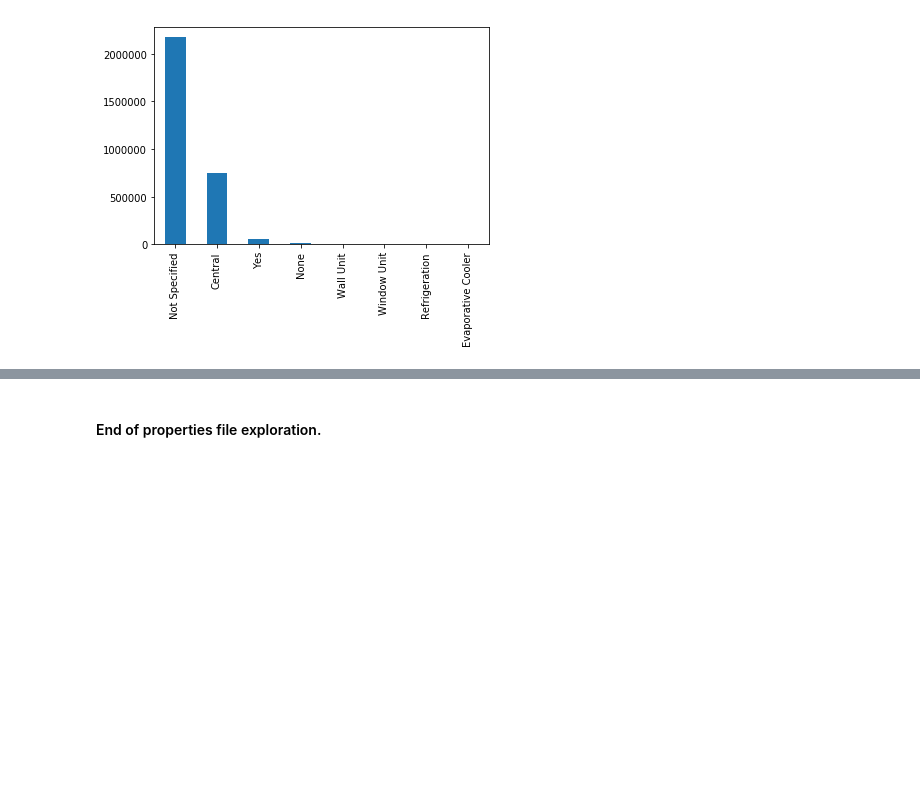
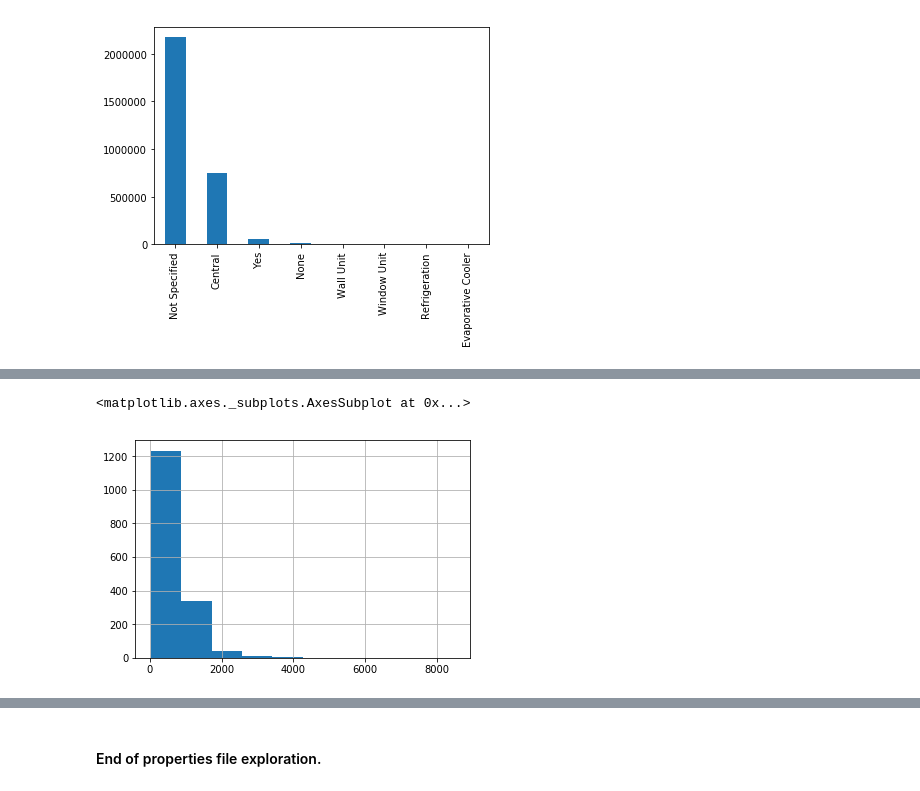
Before and after one commit to scollins83/kaggle_zillow_zestimate, a Jupyter notebook: ZC_EDA.ipynb, the cells around one changed output, grey strips where cells are left out. Cells and saved outputs as stored; diff of their text form; code cells hidden in the pictures; blank space fills up the shorter version.

```diff
--- a/ZC_EDA.ipynb
+++ b/ZC_EDA.ipynb
@@ -205,0 +252,5 @@ properties.AirConditioningDesc.value_counts().plot(kind='bar')
+# %%
+properties['basementsqft'].hist()
+# %% [output]
+<matplotlib.axes._subplots.AxesSubplot at 0x...>
+[figure, added]
```
Also changed, not shown: parts of 25 cells of this notebook.
